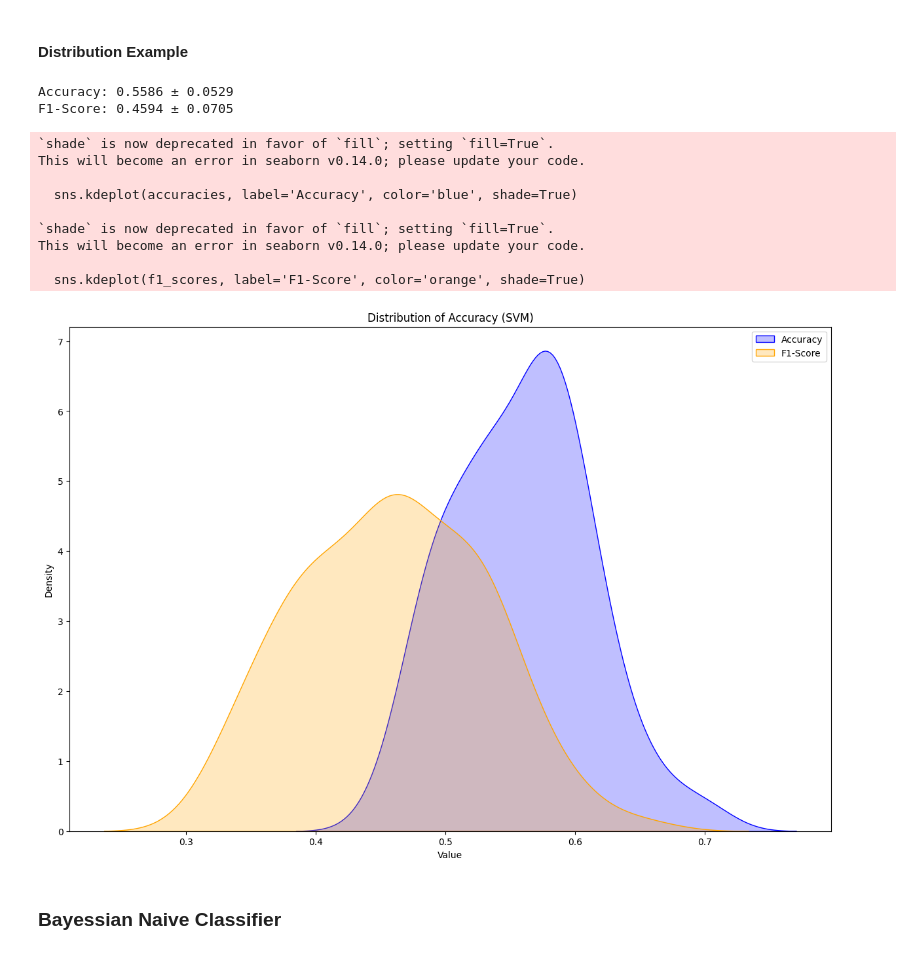
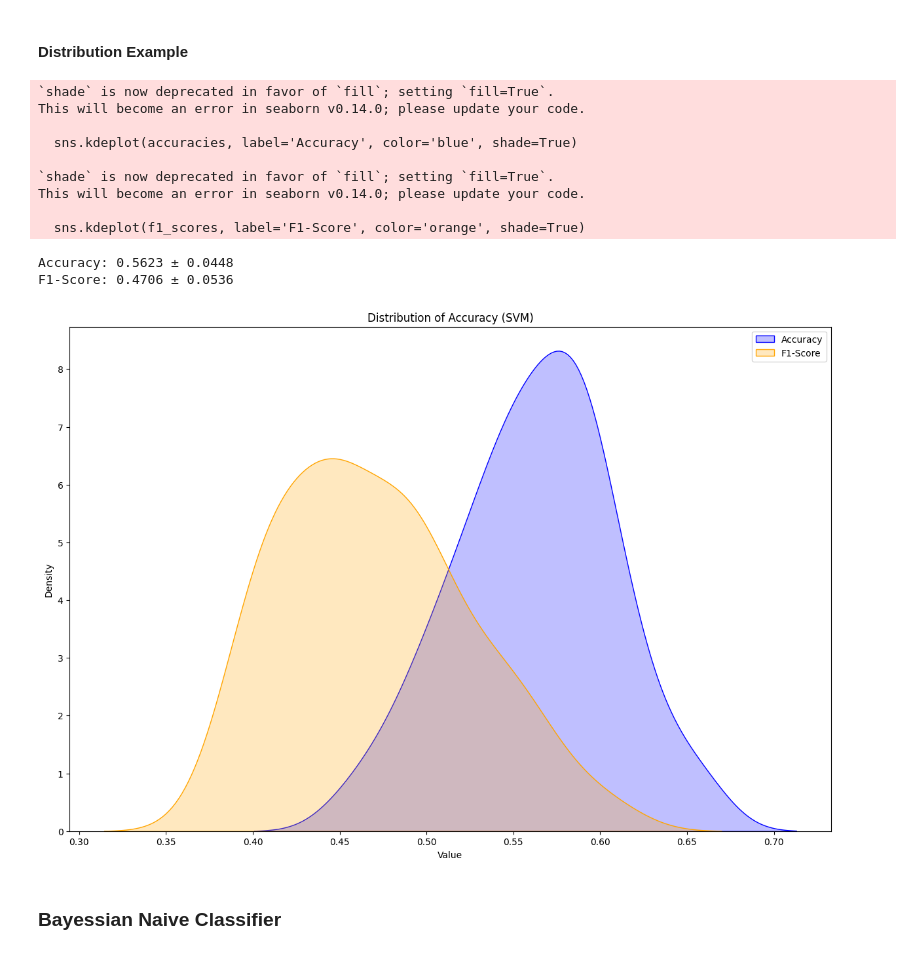
Before and after one commit to denskrlv/PosEmotion, a Jupyter notebook: posemotion.ipynb, the cells around one changed output. Drawn from its saved outputs; the diff is of its cells as text; code cells hidden in the pictures.

```diff
--- a/posemotion.ipynb
+++ b/posemotion.ipynb
@@ -368,7 +368,7 @@ plt.show()
 # %%
 RANDOM_STATE = 42
 NUM_CLASSES = 3
-TEST_SIZE = 0.2
+TEST_SIZE = 0.15
 
 scaler = StandardScaler()
 label_encoder = LabelEncoder()
@@ -378,7 +378,7 @@ y = trunc_features_df['Label']
 X_scaled = scaler.fit_transform(X)
 labels = label_encoder.fit_transform(y)
 
-X_train, X_test, y_train, y_test = train_test_split(X_scaled, labels, test_size=TEST_SIZE, random_state=RANDOM_STATE)
+X_train, X_test, y_train, y_test = train_test_split(X_scaled, labels, test_size=TEST_SIZE, stratify=labels, random_state=RANDOM_STATE)
 print("X_train:", X_train.shape, "X_test:", X_test.shape)
 
 smote = SMOTE(sampling_strategy='minority', random_state=RANDOM_STATE)
@@ -451,50 +451,50 @@ accuracies = []
 f1_scores = []
 
 for RANDOM_STATE in tqdm(range(100), desc="Progress"):
-    X_train, X_test, y_train, y_test = train_test_split(X_scaled, labels, test_size=TEST_SIZE, random_state=RANDOM_STATE)
+    X_train, X_test, y_train, y_test = train_test_split(X_scaled, labels, stratify=labels, test_size=TEST_SIZE, random_state=RANDOM_STATE)
     smote = SMOTE(sampling_strategy='minority', random_state=RANDOM_STATE)
     X_resampled, y_resampled = smote.fit_resample(X_train, y_train)
 
     svm = SVC(random_state=RANDOM_STATE)
     grid_search = GridSearchCV(estimator=svm, param_grid=param_grid, cv=3, n_jobs=-1, verbose=0)
     grid_search.fit(X_resampled, y_resampled)
     svm_pred = grid_search.predict(X_test)
 
     accuracy = accuracy_score(y_test, svm_pred)
     accuracies.append(accuracy)
 
     f1 = f1_score(y_test, svm_pred, average='weighted')
     f1_scores.append(f1)
 
 mean_accuracy = np.mean(accuracies)
 std_accuracy = np.std(accuracies)
 mean_f1 = np.mean(f1_scores)
 std_f1 = np.std(f1_scores)
 
 print("Accuracy: {:.4f} ± {:.4f}".format(mean_accuracy, std_accuracy))
 print("F1-Score: {:.4f} ± {:.4f}".format(mean_f1, std_f1))
 
 plt.figure(figsize=(15, 10))
 sns.kdeplot(accuracies, label='Accuracy', color='blue', shade=True)
 sns.kdeplot(f1_scores, label='F1-Score', color='orange', shade=True)
 plt.title('Distribution of Accuracy (SVM)')
 plt.xlabel('Value')
 plt.ylabel('Density')
 plt.legend()
 plt.show()
 # %% [output]
-Accuracy: 0.5586 ± 0.0529
-F1-Score: 0.4594 ± 0.0705
+`shade` is now deprecated in favor of `fill`; setting `fill=True`.
+This will become an error in seaborn v0.14.0; please update your code.
+
+  sns.kdeplot(accuracies, label='Accuracy', color='blue', shade=True)
+
+`shade` is now deprecated in favor of `fill`; setting `fill=True`.
+This will become an error in seaborn v0.14.0; please update your code.
+
+  sns.kdeplot(f1_scores, label='F1-Score', color='orange', shade=True)
-`shade` is now deprecated in favor of `fill`; setting `fill=True`.
-This will become an error in seaborn v0.14.0; please update your code.
-
-  sns.kdeplot(accuracies, label='Accuracy', color='blue', shade=True)
-
-`shade` is now deprecated in favor of `fill`; setting `fill=True`.
-This will become an error in seaborn v0.14.0; please update your code.
-
-  sns.kdeplot(f1_scores, label='F1-Score', color='orange', shade=True)
+Accuracy: 0.5623 ± 0.0448
+F1-Score: 0.4706 ± 0.0536
-[figure, old version]
+[figure, new version]
 # %% [markdown]
 ### Bayessian Naive Classifier
 # %% [markdown]
```
Also changed, not shown: parts of 10 cells of this notebook, 4 other files.
